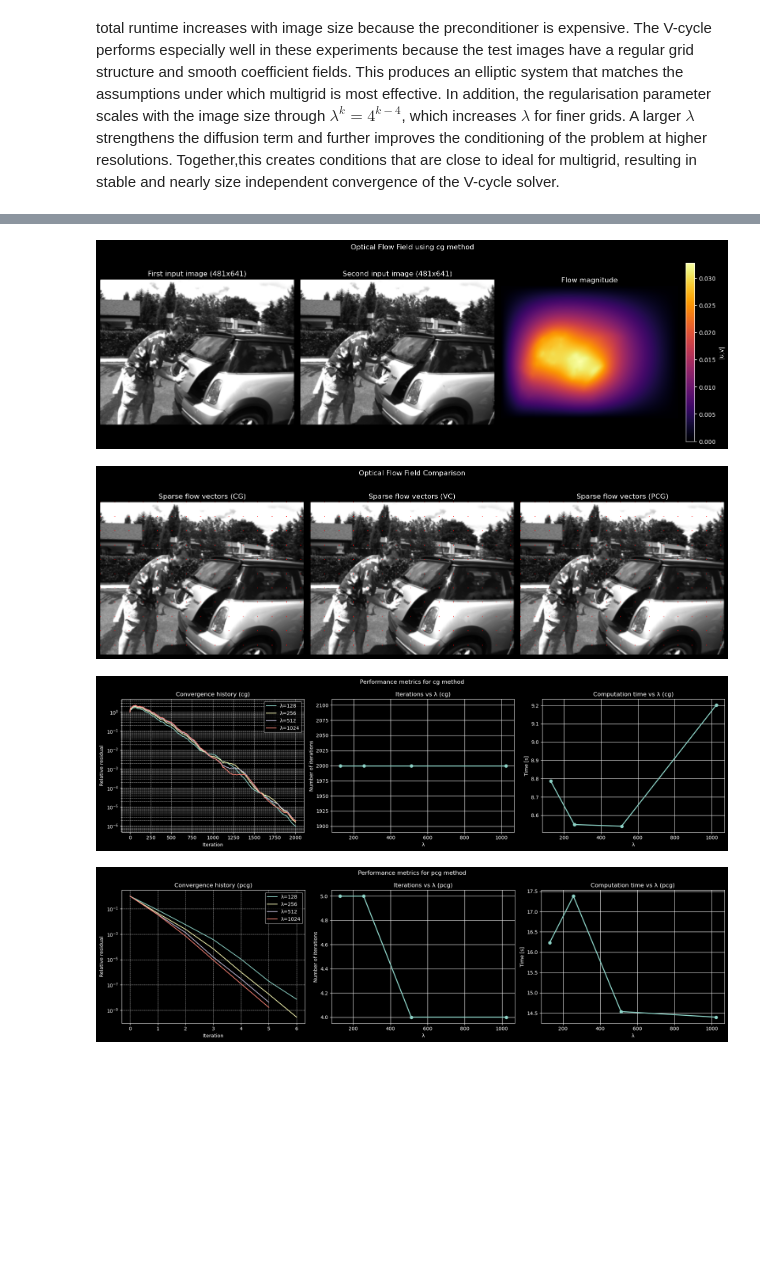
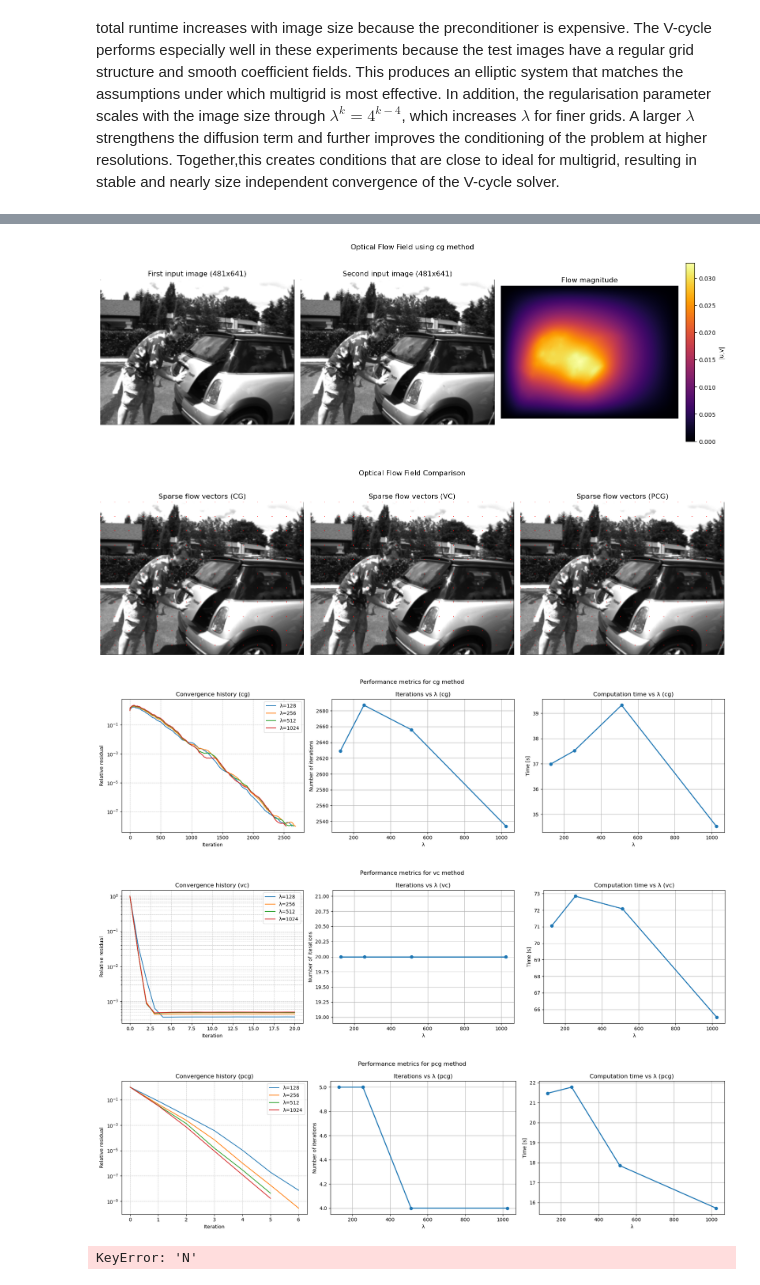
Before and after one commit to tlhaugen/TMA4205-Estimation-of-Optical-Flow, a Jupyter notebook: main.ipynb, the cells around one changed output, grey strips where cells are left out. Saved outputs shown, nothing was run; the diff lists cells and outputs as text; code cells hidden in the pictures; blank space fills up the shorter version.

```diff
--- a/main.ipynb
+++ b/main.ipynb
@@ -883,6 +1009,6 @@ plot_vc_param_comparison(
 # %%
 tol = 1e-8
-maxit = 2500
+maxit = 3000
 
 frame0_path = "test_images/frame10.png"
 frame1_path = "test_images/frame11.png"
@@ -924,9 +1050,11 @@ for k, lam in enumerate(lams):
     results["cg"]["time"][k] = t_cg
     results["cg"]["residual_history"][k] = res_cg
 
-    # start_time = time.time()
-    # u_vc, v_vc, it_vc, rel_vc, res_vc = of_vc(u0, v0, Ix, Iy, lam, rhsu, rhsv, tol=tol, maxit=maxit)
-    # t_vc = time.time() - start_time
+
+###For å få resultatr har jeg satt maxitt til 20(det er etter den stagnerer), og endret s1,s2 og max_level. disse kan endres på
+    start_time = time.time()
+    u_vc, v_vc, it_vc, rel_vc, res_vc = of_vc(u0, v0, Ix, Iy, lam, rhsu, rhsv,s1=5, s2=5, max_level=2, tol=tol, maxit=20)
+    t_vc = time.time() - start_time
 
     results["vc"]["iterations"][k] = it_vc
     results["vc"]["time"][k] = t_vc
@@ -940,16 +1068,19 @@ for k, lam in enumerate(lams):
     results["pcg"]["time"][k] = t_pcg
     results["pcg"]["residual_history"][k] = res_pcg
 # %%
+
 plot_flow_field(Im_0, Im_1, u_cg, v_cg, method='cg')
 plot_quiver(Im_0, u_cg, v_cg, u_vc, v_vc, u_pcg, v_pcg, 45)
 
 plot_performance_lambda(results, method="cg")
-#plot_performance_lambda(results, method="vc")
+plot_performance_lambda(results, method="vc")
 plot_performance_lambda(results, method="pcg")
 
-#summarize_results(results)
+# summarize_results(results)
 # %% [output]
-[figure, old version]
+[figure, new version]
-[figure, old version]
+[figure, new version]
-[figure, old version]
+[figure, new version]
-[figure, old version]
+[figure, new version]
+[figure, added]
+KeyError: 'N'
```
Also changed, not shown: parts of 22 cells of this notebook.
